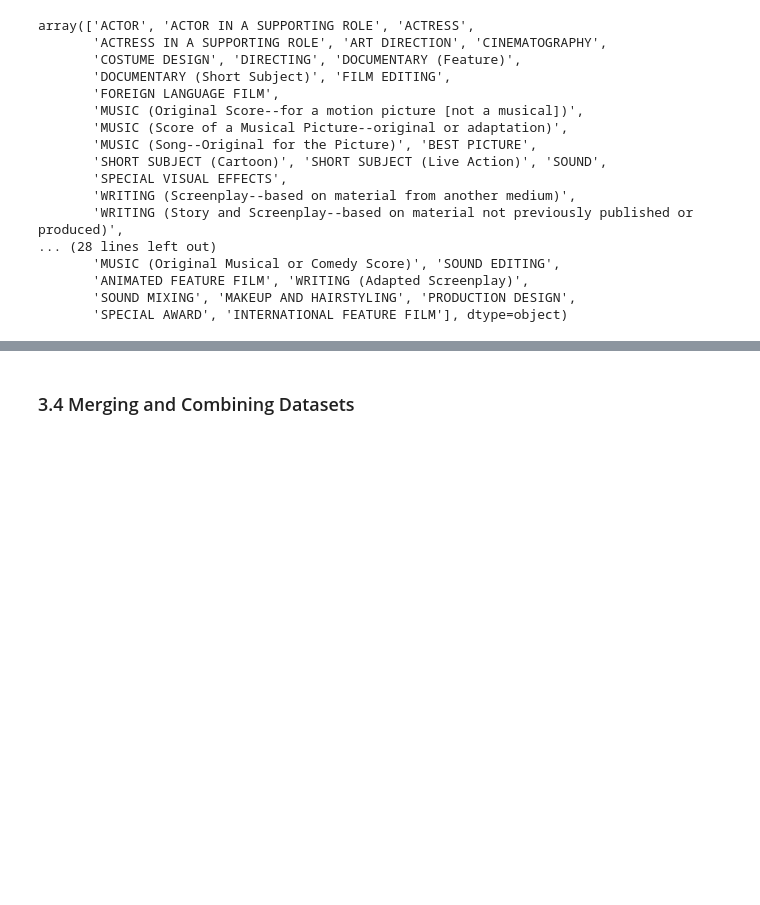
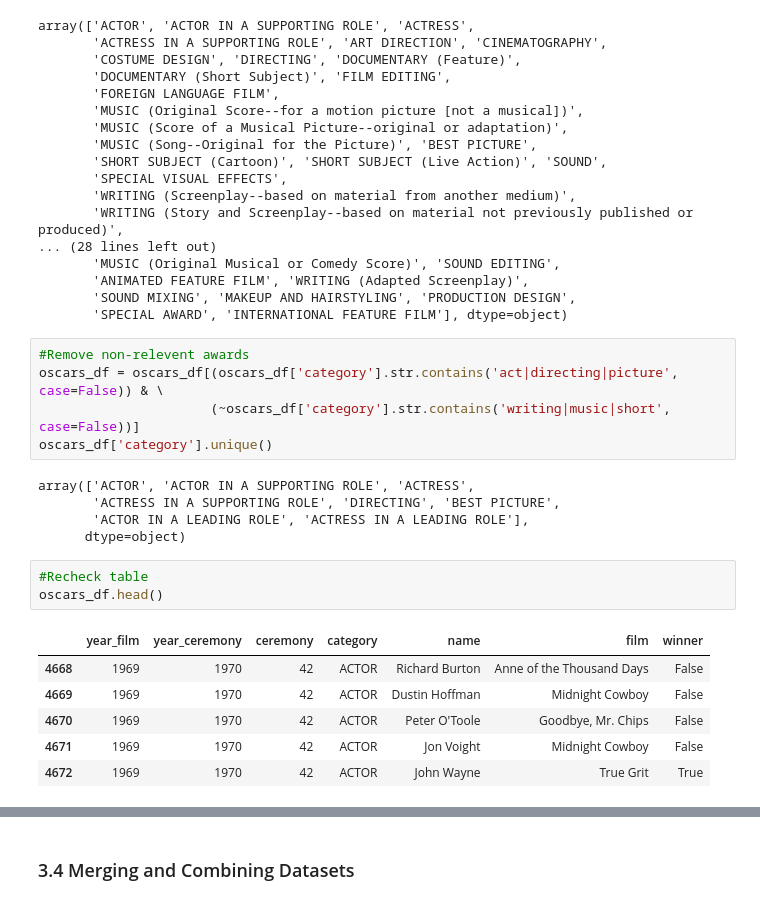
Before and after one commit to valentinav21/microsoft-movie-analysis, a Jupyter notebook: notebook.ipynb, the cells around one changed output, grey strips where cells are left out. Saved outputs shown, nothing was run; the diff lists cells and outputs as text; blank space fills up the shorter version.

```diff
--- a/notebook.ipynb
+++ b/notebook.ipynb
@@ -444,3 +492,23 @@ array(['ACTOR', 'ACTOR IN A SUPPORTING ROLE', 'ACTRESS',
        'ANIMATED FEATURE FILM', 'WRITING (Adapted Screenplay)',
        'SOUND MIXING', 'MAKEUP AND HAIRSTYLING', 'PRODUCTION DESIGN',
        'SPECIAL AWARD', 'INTERNATIONAL FEATURE FILM'], dtype=object)
+# %%
+#Remove non-relevent awards
+oscars_df = oscars_df[(oscars_df['category'].str.contains('act|directing|picture', case=False)) & \
+                      (~oscars_df['category'].str.contains('writing|music|short', case=False))]
+oscars_df['category'].unique()
+# %% [output]
+array(['ACTOR', 'ACTOR IN A SUPPORTING ROLE', 'ACTRESS',
+       'ACTRESS IN A SUPPORTING ROLE', 'DIRECTING', 'BEST PICTURE',
+       'ACTOR IN A LEADING ROLE', 'ACTRESS IN A LEADING ROLE'],
+      dtype=object)
+# %%
+#Recheck table
+oscars_df.head()
+# %% [output]
+|  | year_film | year_ceremony | ceremony | category | name | film | winner |
+| 4668 | 1969 | 1970 | 42 | ACTOR | Richard Burton | Anne of the Thousand Days | False |
+| 4669 | 1969 | 1970 | 42 | ACTOR | Dustin Hoffman | Midnight Cowboy | False |
+| 4670 | 1969 | 1970 | 42 | ACTOR | Peter O'Toole | Goodbye, Mr. Chips | False |
+| 4671 | 1969 | 1970 | 42 | ACTOR | Jon Voight | Midnight Cowboy | False |
+| 4672 | 1969 | 1970 | 42 | ACTOR | John Wayne | True Grit | True |
```
Also changed, not shown: parts of 32 cells of this notebook.
